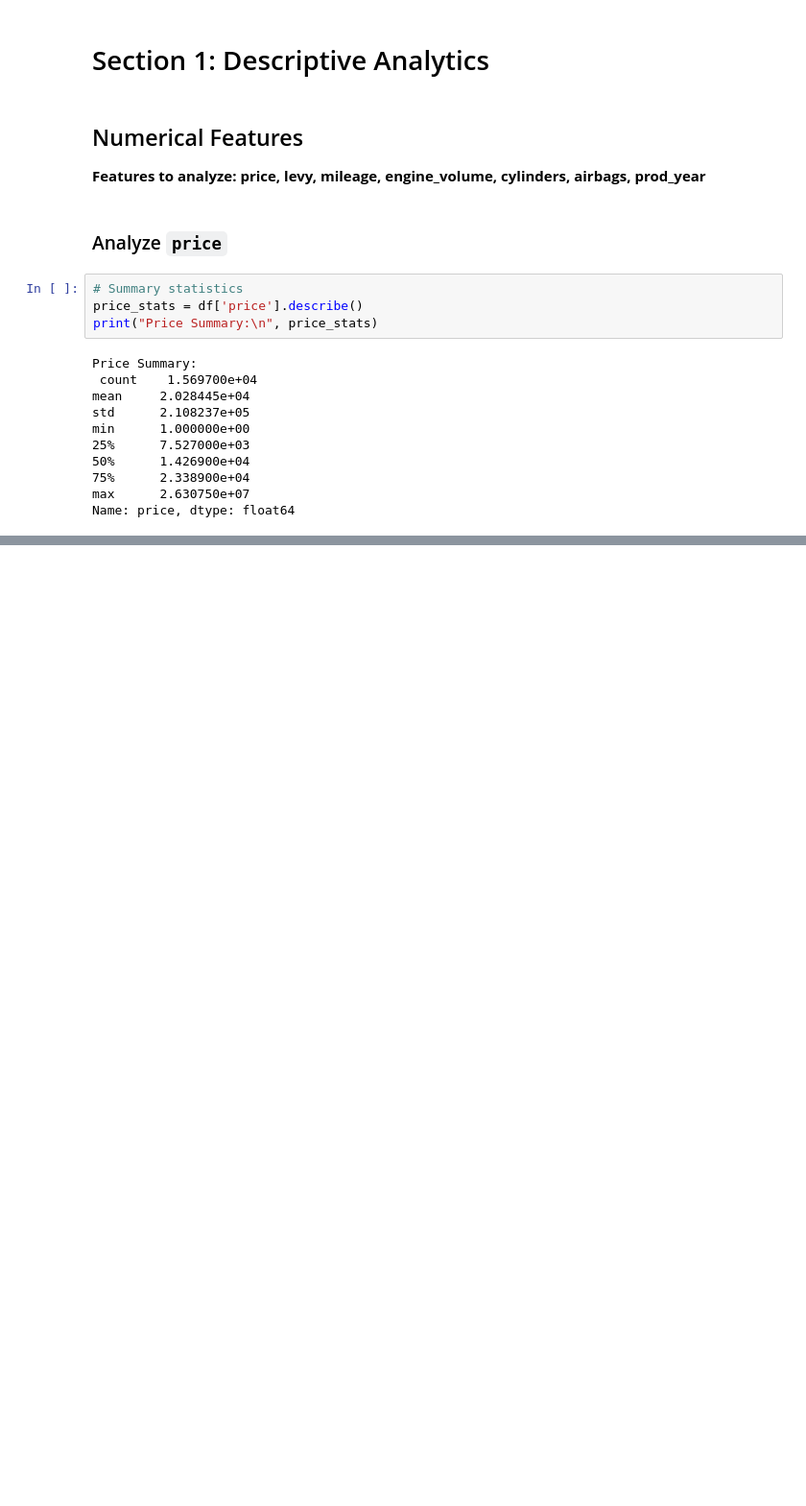
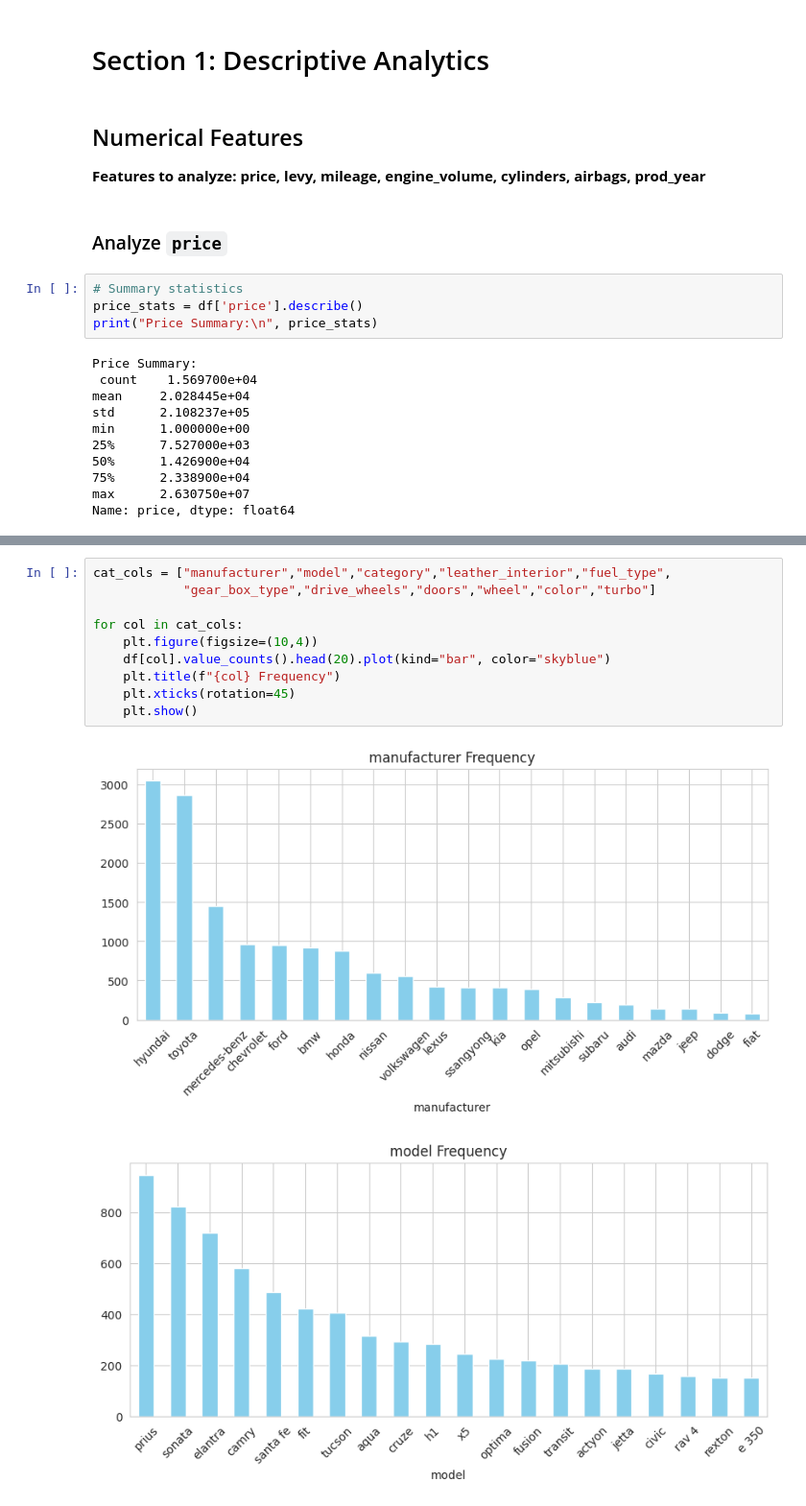
Before and after one commit to Mithula-cbw/Car-Price-Prediction, a Jupyter notebook: notebooks/Group_11_02_Preprocessing_and_Feature_Engineering.ipynb, the cells around one changed output, grey strips where cells are left out. Shown at 96% size. Saved outputs shown, nothing was run; the diff lists cells and outputs as text; blank space fills up the shorter version.

```diff
--- a/notebooks/Group_11_02_Preprocessing_and_Feature_Engineering.ipynb
+++ b/notebooks/Group_11_02_Preprocessing_and_Feature_Engineering.ipynb
@@ -169,0 +194,13 @@ Name: price, dtype: float64
+# %%
+cat_cols = ["manufacturer","model","category","leather_interior","fuel_type",
+            "gear_box_type","drive_wheels","doors","wheel","color","turbo"]
+
+for col in cat_cols:
+    plt.figure(figsize=(10,4))
+    df[col].value_counts().head(20).plot(kind="bar", color="skyblue")
+    plt.title(f"{col} Frequency")
+    plt.xticks(rotation=45)
+    plt.show()
+# %% [output]
+[figure, added]
+[figure, added]
```
Also changed, not shown: parts of 10 cells of this notebook, 1 other file.
